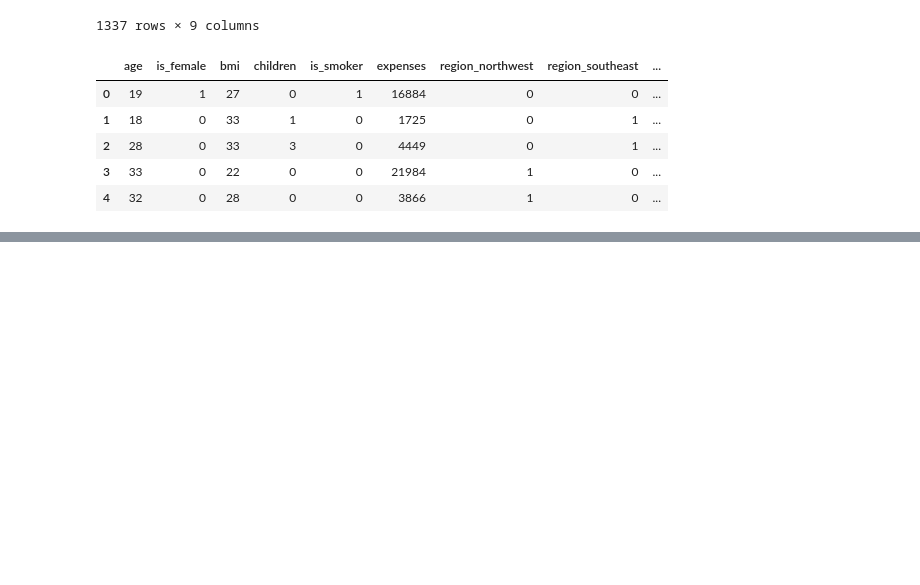
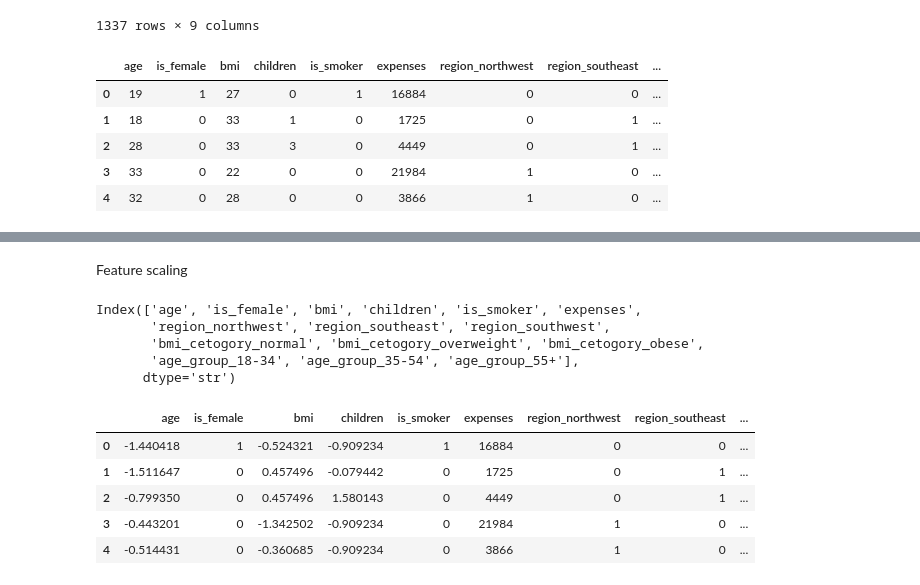
Before and after one commit to Karanbisht40/AI-ML-Journey, a Jupyter notebook: MachineLearning/DataCleaning/insurance.ipynb, the cells around one changed output, grey strips where cells are left out. Drawn from its saved outputs; the diff is of its cells as text; code cells hidden in the pictures; blank space fills up the shorter version.

```diff
--- a/MachineLearning/DataCleaning/insurance.ipynb
+++ b/MachineLearning/DataCleaning/insurance.ipynb
@@ -190,0 +254,6 @@ df.head()
+# %%
+df['age_group'] = pd.cut(
+    df['age'],
+    bins=[0, 17, 34, 54, 100],
+    labels=['0-17', '18-34', '35-54', '55+']
+)
@@ -190,0 +269,2 @@ df.head()
+# %%
+df = pd.get_dummies(df,columns=['age_group'],drop_first=True) #covert str to int
@@ -190,0 +282,10 @@ df.head()
+# %% [markdown]
+Feature scaling
+# %%
+df.columns
+# %% [output]
+Index(['age', 'is_female', 'bmi', 'children', 'is_smoker', 'expenses',
+       'region_northwest', 'region_southeast', 'region_southwest',
+       'bmi_cetogory_normal', 'bmi_cetogory_overweight', 'bmi_cetogory_obese',
+       'age_group_18-34', 'age_group_35-54', 'age_group_55+'],
+      dtype='str')
@@ -190,0 +297,9 @@ df.head()
+# %%
+df.head()
+# %% [output]
+|  | age | is_female | bmi | children | is_smoker | expenses | region_northwest | region_southeast | ... |
+| 0 | -1.440418 | 1 | -0.524321 | -0.909234 | 1 | 16884 | 0 | 0 | ... |
+| 1 | -1.511647 | 0 | 0.457496 | -0.079442 | 0 | 1725 | 0 | 1 | ... |
+| 2 | -0.799350 | 0 | 0.457496 | 1.580143 | 0 | 4449 | 0 | 1 | ... |
+| 3 | -0.443201 | 0 | -1.342502 | -0.909234 | 0 | 21984 | 1 | 0 | ... |
+| 4 | -0.514431 | 0 | -0.360685 | -0.909234 | 0 | 3866 | 1 | 0 | ... |
```
Also changed, not shown: parts of 22 cells of this notebook, 2 other files.
